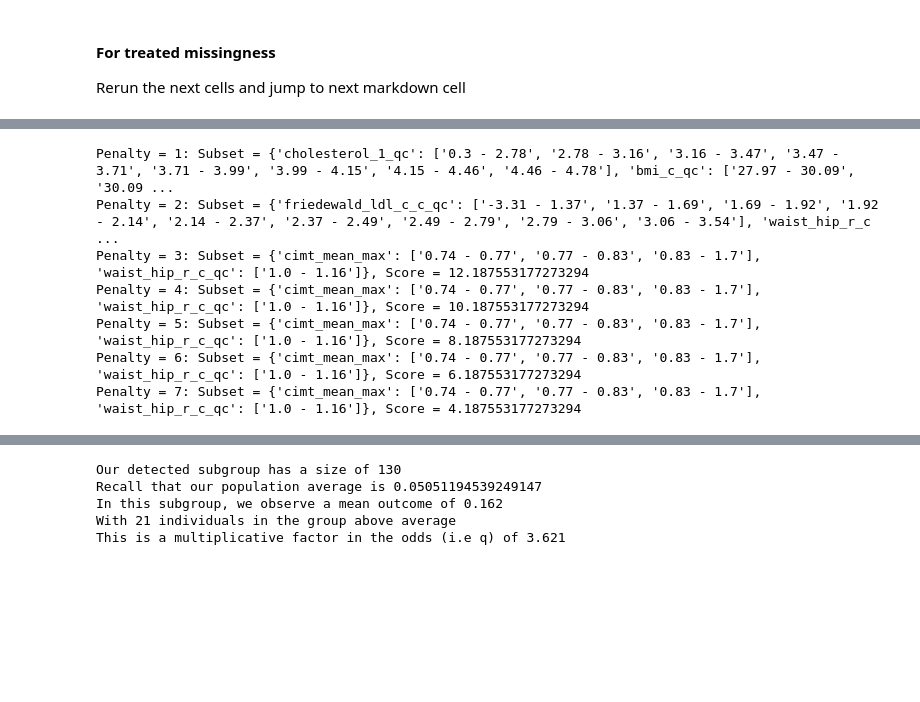
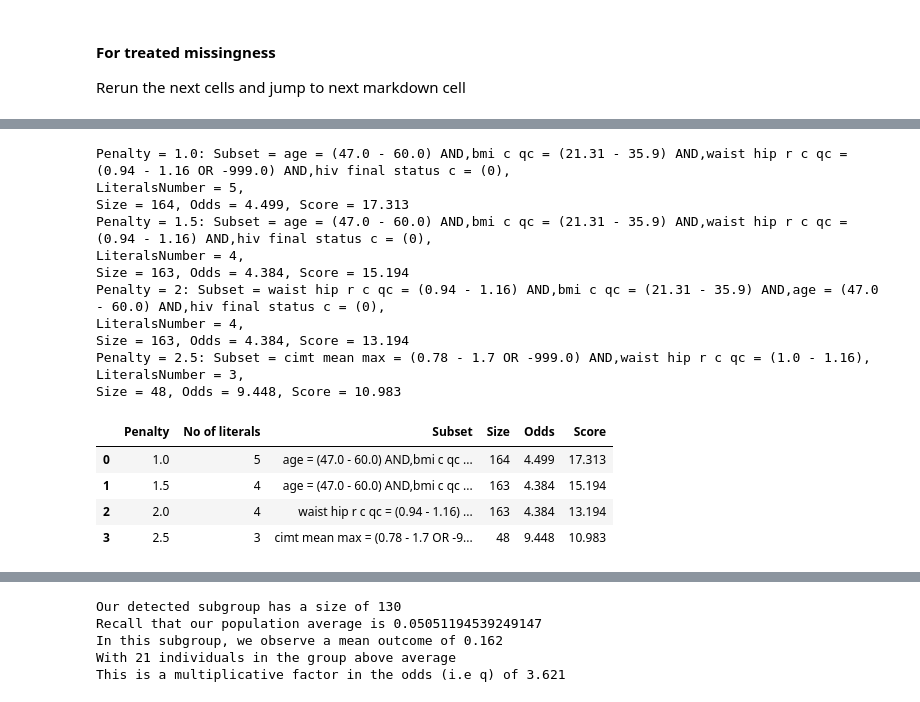
Before and after one commit to kayvinsoo7/HAALSI_work, a Jupyter notebook: mdscan-master/Autostrat.ipynb, the cells around one changed output, grey strips where cells are left out. Drawn from its saved outputs; the diff is of its cells as text; code cells hidden in the pictures; blank space fills up the shorter version.

```diff
--- a/mdscan-master/Autostrat.ipynb
+++ b/mdscan-master/Autostrat.ipynb
@@ -564,14 +482,20 @@ def translate_subset_to_rule(subset):
 # %%time
 # Scan in the positive direction using defined penalties and num iters
 
-scoring_function = Bernoulli(direction='positive')
+scoring_function = Poisson(direction='positive')
 scanner = MDSS(scoring_function)
 # Define a list of penalty values to loop through
-penalty_values = [1, 2, 3, 4, 5, 6, 7]
+# penalty_values = [0.5, 1, 1.5, 2, 2.5, 3, 3.5, 4, 4.5, 5]
+penalty_values = [1.0, 1.5, 2, 2.5]
 num_iters = 10
 # Initialize empty lists to store results
 subset_results = []
+subset_results1 = []
 score_results = []
+size_results = []
+odds_results = []
+count_results = []
+dataframes = {}
 
 # Loop through each penalty value
 for penalty in penalty_values:
@@ -579,18 +503,66 @@ for penalty in penalty_values:
     subset, score = scanner.scan(dff_2[search_space], dff_2[target_col], dff_2['expectation'], cpu=0.95,
                                  penalty=penalty, num_iters=num_iters, contiguous=contiguous.copy())
 
+    to_choose = dff_2[subset.keys()].isin(subset).all(axis=1)
+    temp_df = dff_2.loc[to_choose]
+
+    # Store each DataFrame in the dictionary with a unique key
+    dataframes[f'df_{penalty}'] = temp_df
+
+    size = len(temp_df)
+    observed_income = np.round(temp_df[target_col].mean(), 3)
+    positive_class_count = temp_df[target_col].sum()
+
+    group_obs = temp_df[target_col].mean()
+    group_prob = temp_df['expectation'].mean()
+    odds_mul = (group_obs / (1 - group_obs)) / (group_prob /(1 - group_prob))
+    counting = count_conditions(translate_subset_to_rule(compress_contiguous(subset, contiguous)))
+
     # Append the results to the respective lists
-    subset_results.append(subset)
-    score_results.append(score)
+
+    # subset_results.append(subset)
+    score_results.append(np.round(score, 3))
+    size_results.append(size)
+    odds_results.append(np.round(odds_mul, 3))
+    subset_results1.append(translate_subset_to_rule(compress_contiguous(subset, contiguous)))
+    count_results.append(counting)
+
+
+# # Display the results for each penalty value
+# for i, penalty in enumerate(penalty_values):
+#     print(f"Penalty = {penalty}: Subset = {subset_results[i]}, Score = {score_results[i]}")
 
 # Display the results for each penalty value
 for i, penalty in enumerate(penalty_values):
-    print(f"Penalty = {penalty}: Subset = {subset_results[i]}, Score = {score_results[i]}")
+    print(f"Penalty = {penalty}: Subset = {subset_results1[i]}, \nLiteralsNumber = {count_results[i]}, \nSize = {size_results[i]}, Odds = {odds_results[i]}, Score = {score_results[i]}")
 # %% [output]
-Penalty = 1: Subset = {'cholesterol_1_qc': ['0.3 - 2.78', '2.78 - 3.16', '3.16 - 3.47', '3.47 - 3.71', '3.71 - 3.99', '3.99 - 4.15', '4.15 - 4.46', '4.46 - 4.78'], 'bmi_c_qc': ['27.97 - 30.09', '30.09 ...
-Penalty = 2: Subset = {'friedewald_ldl_c_c_qc': ['-3.31 - 1.37', '1.37 - 1.69', '1.69 - 1.92', '1.92 - 2.14', '2.14 - 2.37', '2.37 - 2.49', '2.49 - 2.79', '2.79 - 3.06', '3.06 - 3.54'], 'waist_hip_r_c ...
-Penalty = 3: Subset = {'cimt_mean_max': ['0.74 - 0.77', '0.77 - 0.83', '0.83 - 1.7'], 'waist_hip_r_c_qc': ['1.0 - 1.16']}, Score = 12.187553177273294
-Penalty = 4: Subset = {'cimt_mean_max': ['0.74 - 0.77', '0.77 - 0.83', '0.83 - 1.7'], 'waist_hip_r_c_qc': ['1.0 - 1.16']}, Score = 10.187553177273294
-Penalty = 5: Subset = {'cimt_mean_max': ['0.74 - 0.77', '0.77 - 0.83', '0.83 - 1.7'], 'waist_hip_r_c_qc': ['1.0 - 1.16']}, Score = 8.187553177273294
-Penalty = 6: Subset = {'cimt_mean_max': ['0.74 - 0.77', '0.77 - 0.83', '0.83 - 1.7'], 'waist_hip_r_c_qc': ['1.0 - 1.16']}, Score = 6.187553177273294
-Penalty = 7: Subset = {'cimt_mean_max': ['0.74 - 0.77', '0.77 - 0.83', '0.83 - 1.7'], 'waist_hip_r_c_qc': ['1.0 - 1.16']}, Score = 4.187553177273294
+Penalty = 1.0: Subset = age = (47.0 - 60.0) AND,bmi c qc = (21.31 - 35.9) AND,waist hip r c qc = (0.94 - 1.16 OR -999.0) AND,hiv final status c = (0),
+LiteralsNumber = 5,
+Size = 164, Odds = 4.499, Score = 17.313
+Penalty = 1.5: Subset = age = (47.0 - 60.0) AND,bmi c qc = (21.31 - 35.9) AND,waist hip r c qc = (0.94 - 1.16) AND,hiv final status c = (0),
+LiteralsNumber = 4,
+Size = 163, Odds = 4.384, Score = 15.194
+Penalty = 2: Subset = waist hip r c qc = (0.94 - 1.16) AND,bmi c qc = (21.31 - 35.9) AND,age = (47.0 - 60.0) AND,hiv final status c = (0),
+LiteralsNumber = 4,
+Size = 163, Odds = 4.384, Score = 13.194
+Penalty = 2.5: Subset = cimt mean max = (0.78 - 1.7 OR -999.0) AND,waist hip r c qc = (1.0 - 1.16),
+LiteralsNumber = 3,
+Size = 48, Odds = 9.448, Score = 10.983
+# %%
+results_df = pd.DataFrame({
+    'Penalty': penalty_values,
+    'No of literals': count_results,
+    'Subset': subset_results1,
+    'Size': size_results,
+    'Odds': odds_results,
+    'Score': score_results
+})
+
+# Display the DataFrame
+results_df
+# %% [output]
+|  | Penalty | No of literals | Subset | Size | Odds | Score |
+| 0 | 1.0 | 5 | age = (47.0 - 60.0) AND,bmi c qc ... | 164 | 4.499 | 17.313 |
+| 1 | 1.5 | 4 | age = (47.0 - 60.0) AND,bmi c qc ... | 163 | 4.384 | 15.194 |
+| 2 | 2.0 | 4 | waist hip r c qc = (0.94 - 1.16) ... | 163 | 4.384 | 13.194 |
+| 3 | 2.5 | 3 | cimt mean max = (0.78 - 1.7 OR -9... | 48 | 9.448 | 10.983 |
```
Also changed, not shown: parts of 43 cells of this notebook, 1 other file.
